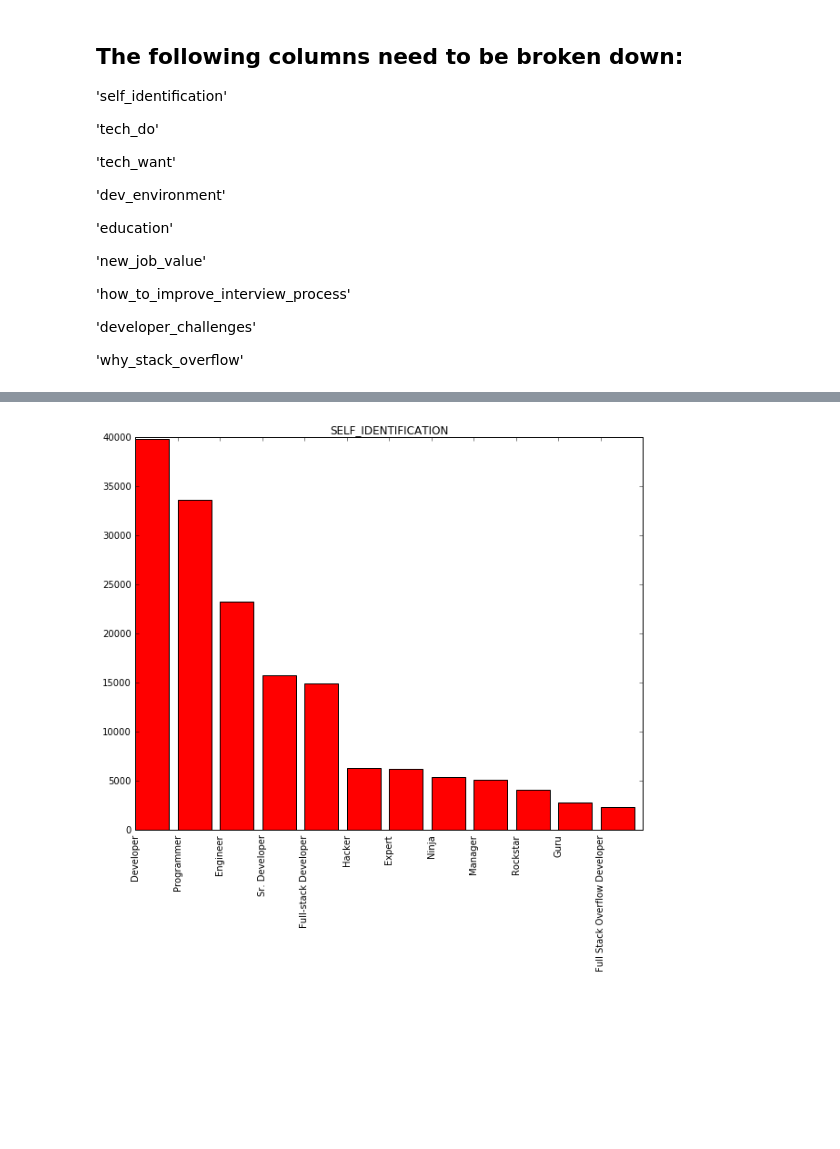
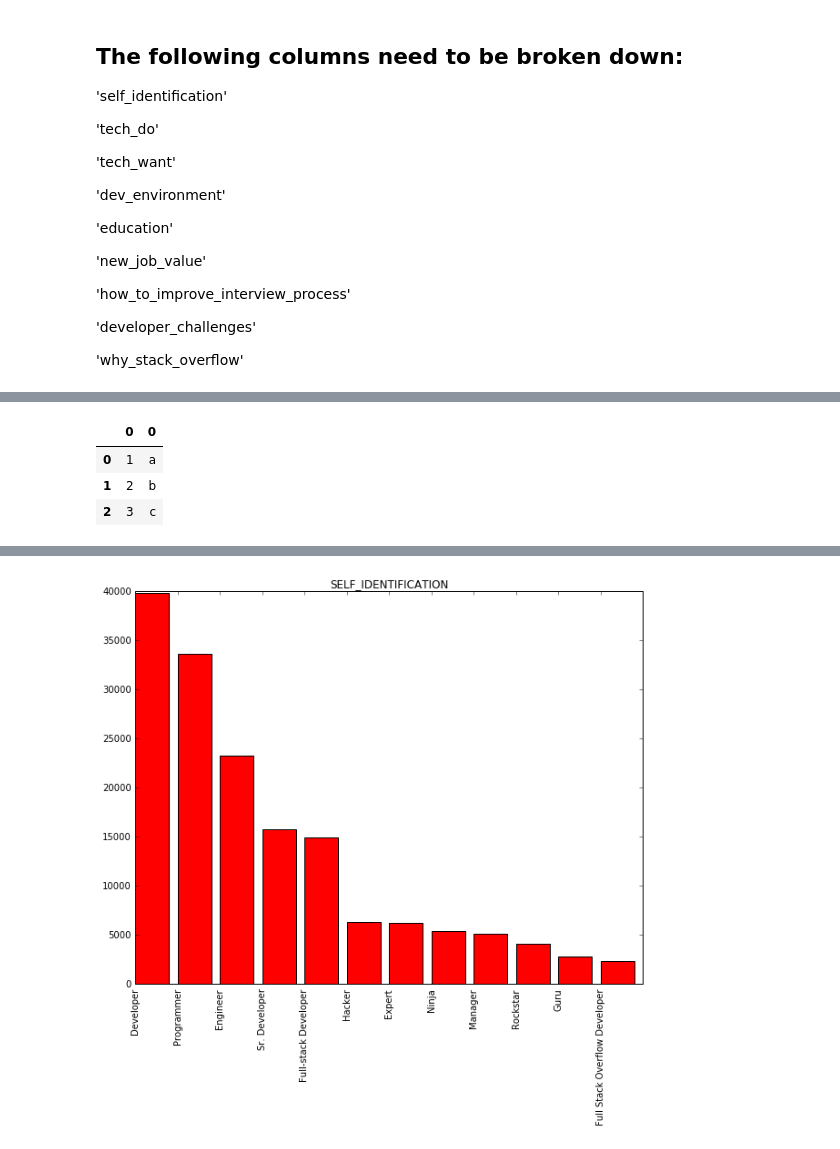
Before and after one commit to jonmhong/Stack_Overflow_Data, a Jupyter notebook: stack_overflow.ipynb, the cells around one changed output, grey strips where cells are left out. Cells and saved outputs as stored; diff of their text form; code cells hidden in the pictures; blank space fills up the shorter version.

```diff
--- a/stack_overflow.ipynb
+++ b/stack_overflow.ipynb
@@ -145,0 +439,12 @@ def convert_to_bernoulli_columns(df, column_name):
+# %%
+# toying: trying to figure out how to merge multiple columns into one DataFrame
+a = pd.DataFrame([1, 2, 3])
+b = pd.DataFrame(['a', 'b', 'c'])
+c = pd.DataFrame(['apple', 'bear', 'cup'])
+
+pd.concat([a, b], axis=1)
+# %% [output]
+|  | 0 | 0 |
+| 0 | 1 | a |
+| 1 | 2 | b |
+| 2 | 3 | c |
```
Also changed, not shown: parts of 42 cells of this notebook.
